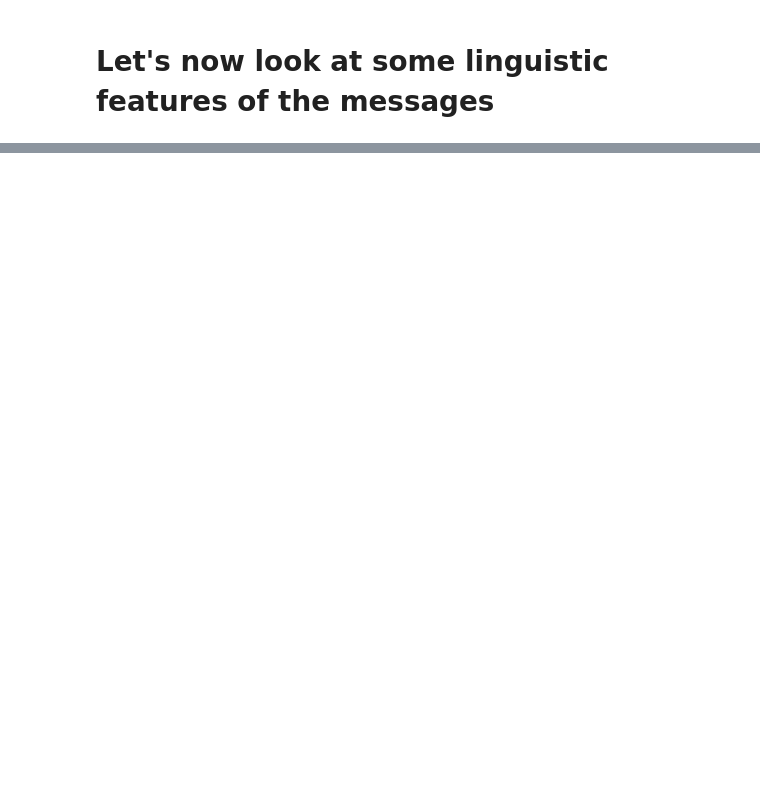
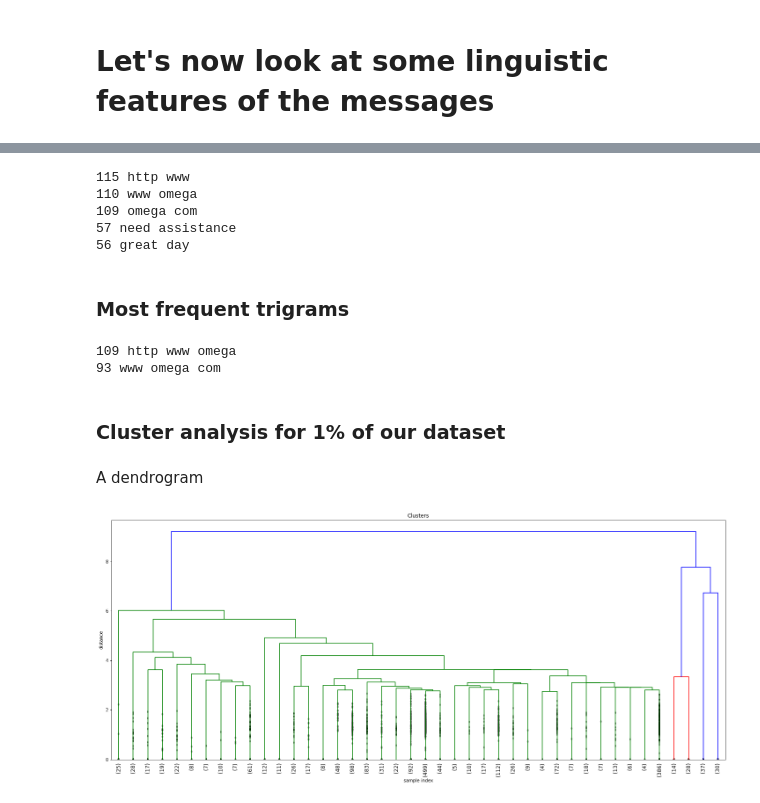
Before and after one commit to mokoron/EDA, a Jupyter notebook: eda_omega.ipynb, the cells around one changed output, grey strips where cells are left out. Cells and saved outputs as stored; diff of their text form; code cells hidden in the pictures; blank space fills up the shorter version.

```diff
--- a/eda_omega.ipynb
+++ b/eda_omega.ipynb
@@ -329,0 +174,25 @@ plt.show()
+# %%
+for num, word in second:
+  print(num, word)
+# %% [output]
+115 http www
+110 www omega
+109 omega com
+57 need assistance
+56 great day
+# %% [markdown]
+### Most frequent trigrams
+# %%
+for num, word in third:
+  print(num, word)
+# %% [output]
+109 http www omega
+93 www omega com
+# %% [markdown]
+### Cluster analysis for 1% of our dataset
+# %% [markdown]
+A dendrogram
+# %%
+one, two, three, four = clusterize(data, 2000, 4)
+# %% [output]
+[figure, added]
```
Also changed, not shown: parts of 45 cells of this notebook.
